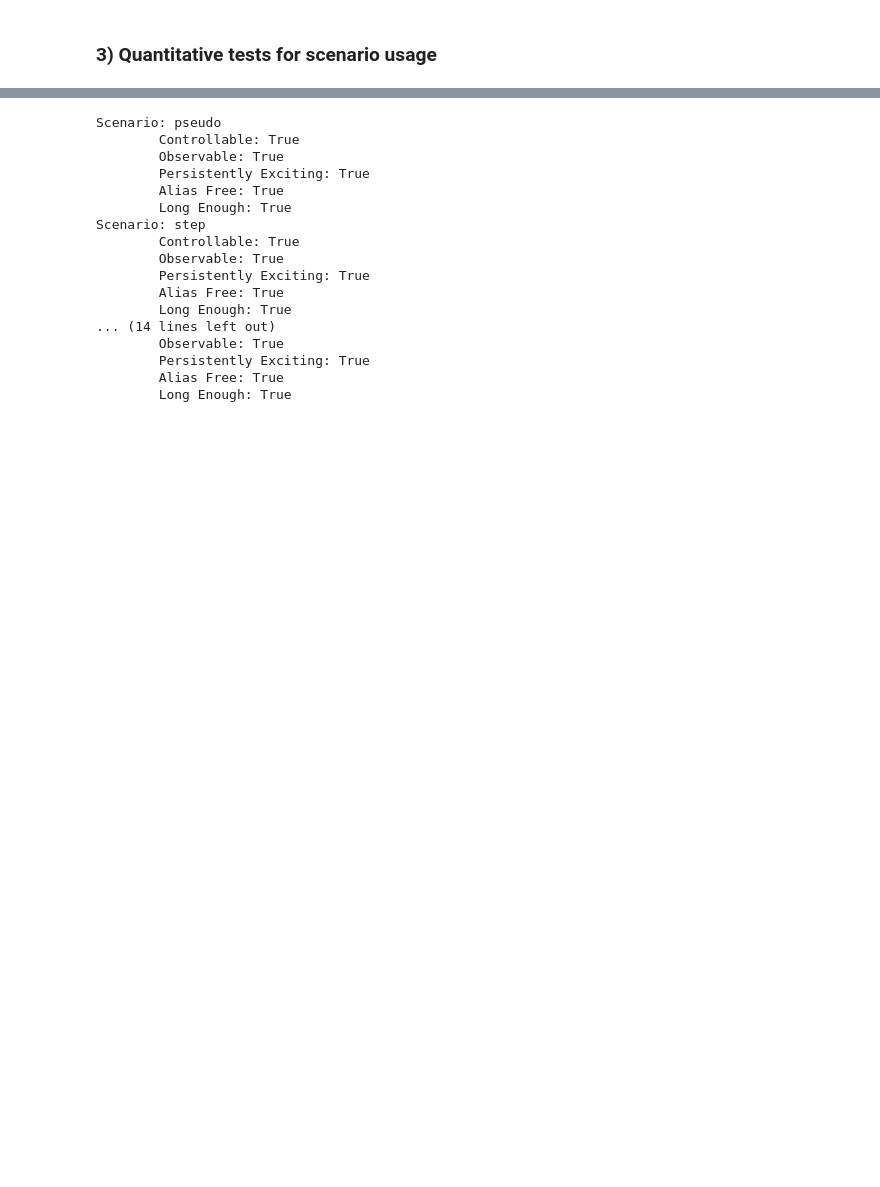
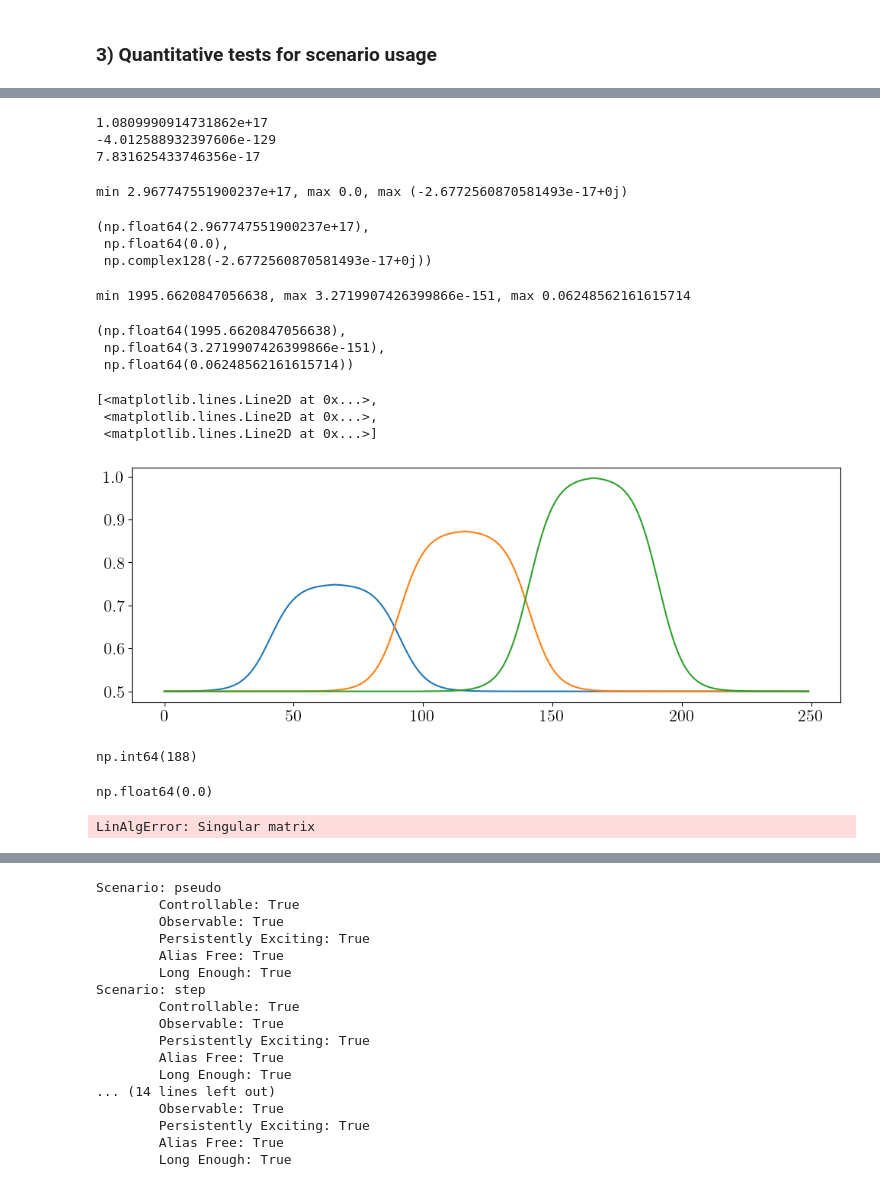
Before and after one commit to cbwomack/Emulator_Training_Data, a Jupyter notebook: scenario_testing.ipynb, the cells around one changed output, grey strips where cells are left out. Saved outputs shown, nothing was run; the diff lists cells and outputs as text; code cells hidden in the pictures; blank space fills up the shorter version.

```diff
--- a/scenario_testing.ipynb
+++ b/scenario_testing.ipynb
@@ -733,4 +761,4 @@ def forcing_smooth_step(N, amp=0.5, hold=5.0, trans=1.0, box=None, use_year=True
     else:
         F[1,:] = np.roll(F[1,:], 50)
         F[2,:] = np.roll(F[2,:], 100)
-    return F
+    return F + 0.5
@@ -736,0 +800,9 @@ def forcing_smooth_step(N, amp=0.5, hold=5.0, trans=1.0, box=None, use_year=True
+# %%
+F_multi = utils.compute_Fisher_full(F_multisine1[1,:], 1)
+print(utils.compute_A_optimality(F_multi))
+print(utils.compute_D_optimality(F_multi))
+print(utils.compute_E_optimality(F_multi))
+# %% [output]
+1.0809990914731862e+17
+-4.012588932397606e-129
+7.831625433746356e-17
@@ -736,0 +817,31 @@ def forcing_smooth_step(N, amp=0.5, hold=5.0, trans=1.0, box=None, use_year=True
+# %%
+get_optimality_conditions(F_ssp370[0,:], 1)
+# %% [output]
+min 2.967747551900237e+17, max 0.0, max (-2.6772560870581493e-17+0j)
+(np.float64(2.967747551900237e+17),
+ np.float64(0.0),
+ np.complex128(-2.6772560870581493e-17+0j))
+# %%
+F_stephold1 = forcing_smooth_step(250, hold=50, trans=10, box=[0.5,0.75,1])
+# %%
+get_optimality_conditions(F_stephold1[0,:], 1)
+# %% [output]
+min 1995.6620847056638, max 3.2719907426399866e-151, max 0.06248562161615714
+(np.float64(1995.6620847056638),
+ np.float64(3.2719907426399866e-151),
+ np.float64(0.06248562161615714))
+# %%
+plt.plot(F_stephold1.T)
+# %% [output]
+[<matplotlib.lines.Line2D at 0x...>,
+ <matplotlib.lines.Line2D at 0x...>,
+ <matplotlib.lines.Line2D at 0x...>]
+[figure, added]
+# %%
+np.linalg.matrix_rank(Fisher_imp)
+# %% [output]
+np.int64(188)
+# %%
+utils.compute_D_optimality(Fisher_white)
+# %% [output]
+np.float64(0.0)
@@ -736,0 +851,5 @@ def forcing_smooth_step(N, amp=0.5, hold=5.0, trans=1.0, box=None, use_year=True
+# %%
+Fisher_imp = utils.compute_Fisher_full(F_imp1[0,:], 1.5)
+A_imp = utils.compute_A_optimality(Fisher_imp)
+# %% [output]
+LinAlgError: Singular matrix
```
Also changed, not shown: parts of 20 cells of this notebook, 15 other files.
